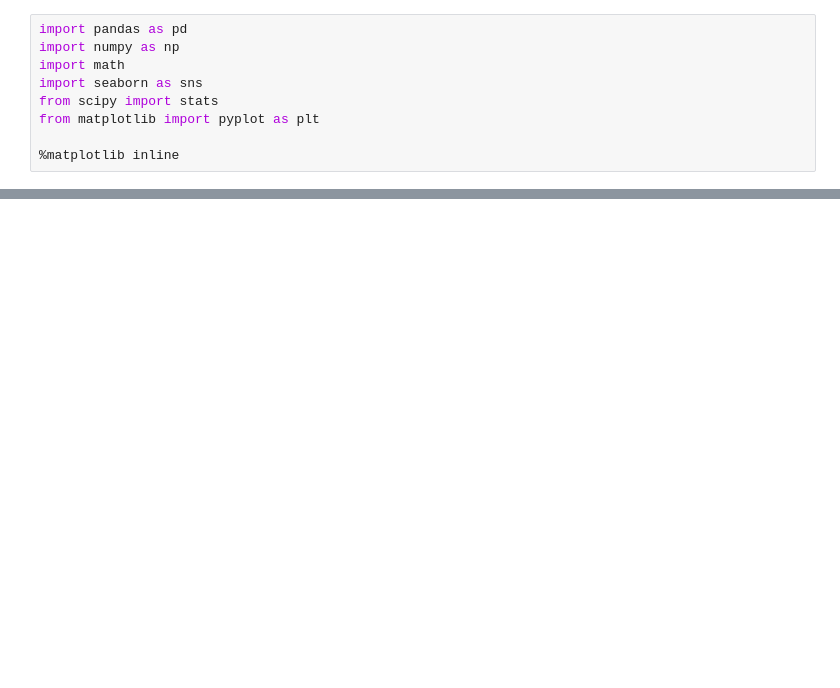
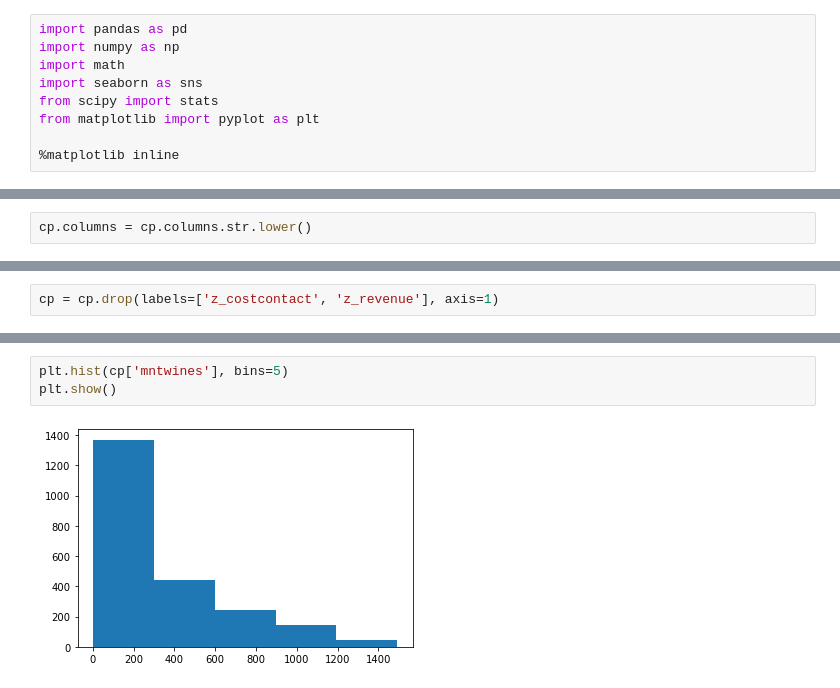
Before and after one commit to Jescolbourne/IOD, a Jupyter notebook: MiniProject_1/MiniProject_1.ipynb, the cells around one changed output, grey strips where cells are left out. Saved outputs shown, nothing was run; the diff lists cells and outputs as text; blank space fills up the shorter version.

```diff
--- a/MiniProject_1/MiniProject_1.ipynb
+++ b/MiniProject_1/MiniProject_1.ipynb
@@ -86,0 +65,2 @@ mh_med_prac.head()
+# %%
+cp.columns = cp.columns.str.lower()
@@ -86,0 +125,2 @@ mh_med_prac.head()
+# %%
+cp = cp.drop(labels=['z_costcontact', 'z_revenue'], axis=1)
@@ -86,0 +182,5 @@ mh_med_prac.head()
+# %%
+plt.hist(cp['mntwines'], bins=5)
+plt.show()
+# %% [output]
+[figure, added]
```
Also changed, not shown: parts of 20 cells of this notebook, 34 other files.
